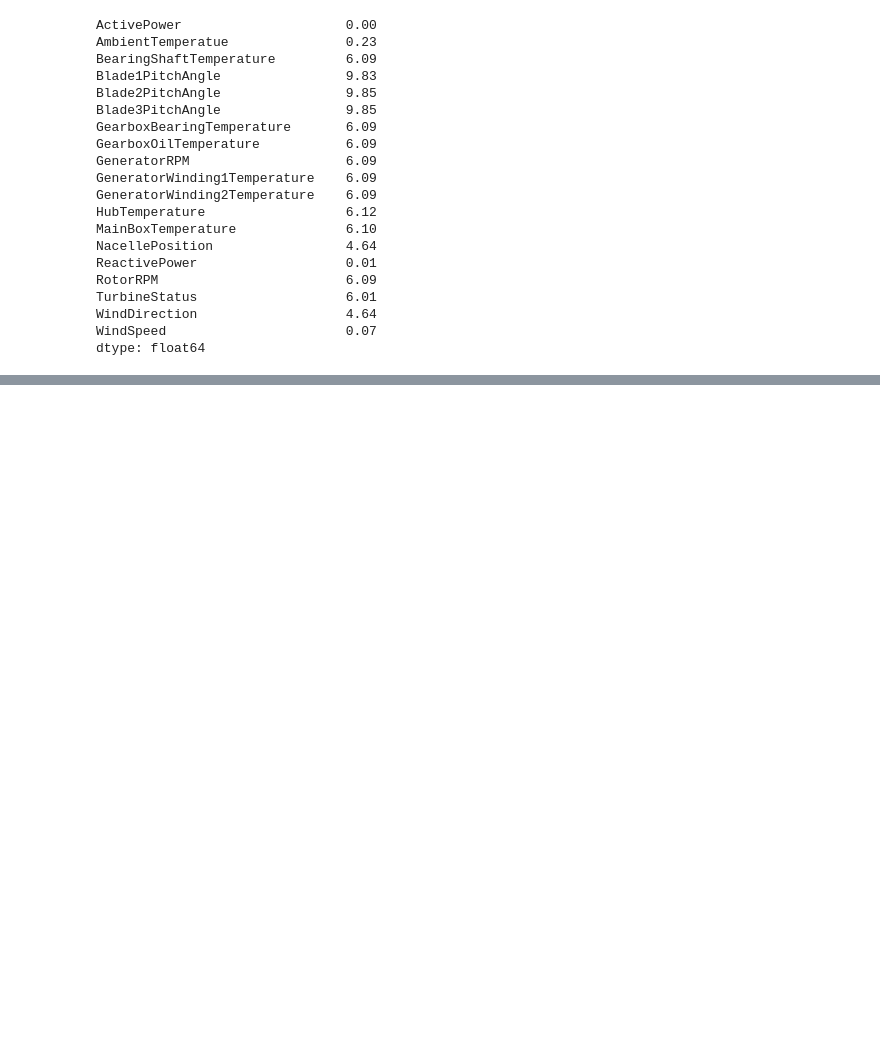
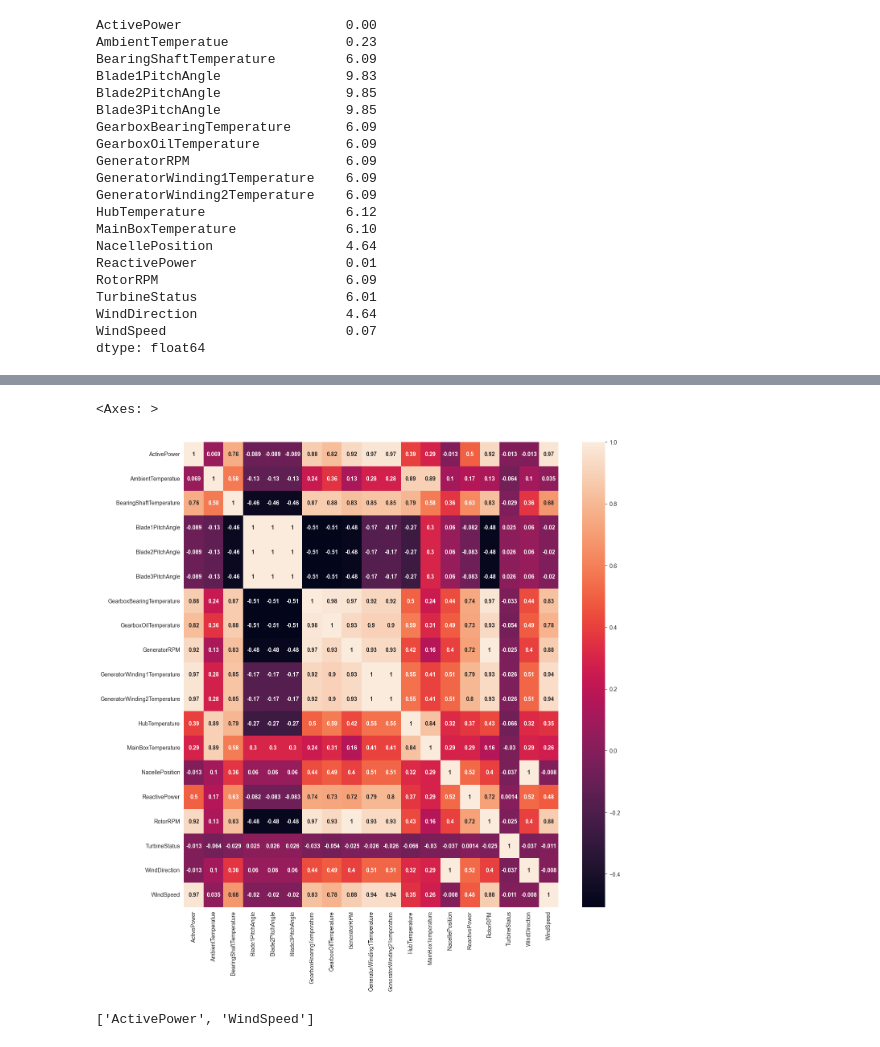
Before and after one commit to amith-vardhan99/udemy, a Jupyter notebook: Prediction of Renewable Energy Generation/ML_Model/XGB_energy.ipynb, the cells around one changed output, grey strips where cells are left out. Cells and saved outputs as stored; diff of their text form; code cells hidden in the pictures; blank space fills up the shorter version.

```diff
--- a/Prediction of Renewable Energy Generation/ML_Model/XGB_energy.ipynb
+++ b/Prediction of Renewable Energy Generation/ML_Model/XGB_energy.ipynb
@@ -163,0 +240,13 @@ sns.lineplot(x=input_features.index,y=input_features["AmbientTemperatue"])
+# %%
+corr_matrix = df_9.corr()
+fig,ax = plt.subplots(figsize=(15,15))
+sns.heatmap(corr_matrix,annot=True,ax=ax,annot_kws={"weight":"bold"})
+# %% [output]
+<Axes: >
+[figure, added]
+# %%
+corr_matrix_sorted = corr_matrix["ActivePower"].sort_values(ascending=False)
+final_columns = corr_matrix_sorted.iloc[0:2].index.values.tolist()
+final_columns
+# %% [output]
+['ActivePower', 'WindSpeed']
```
Also changed, not shown: parts of 23 cells of this notebook.
